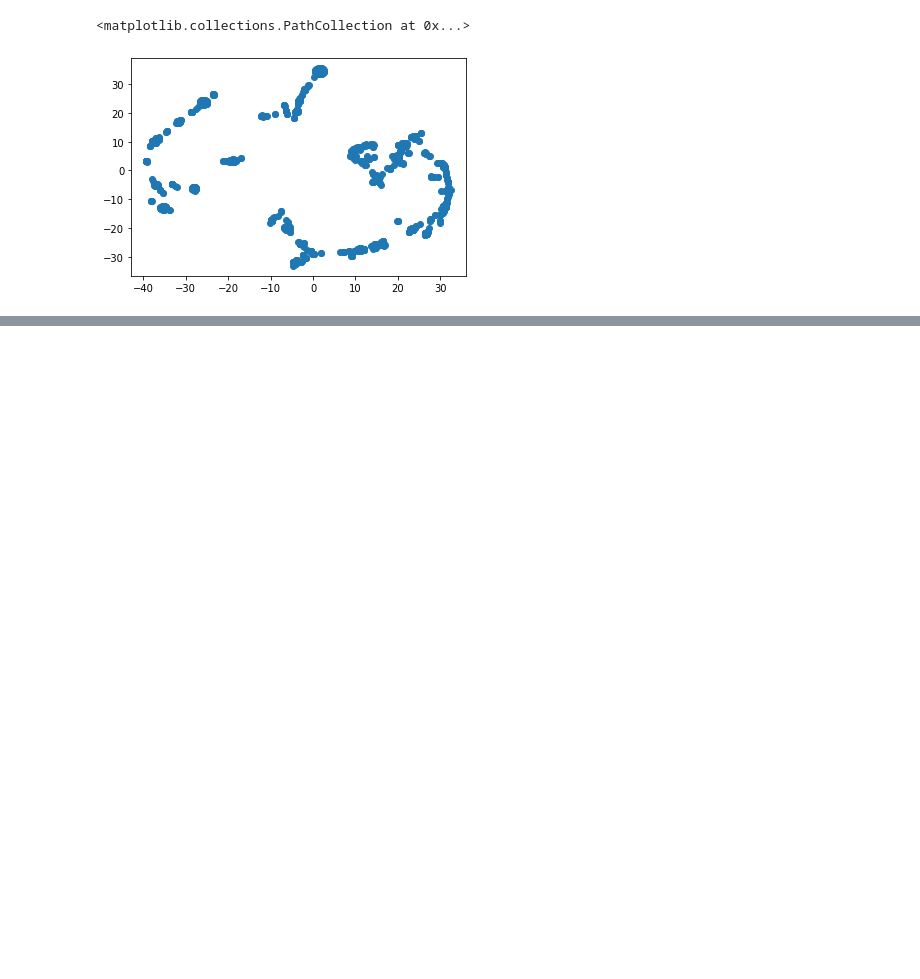
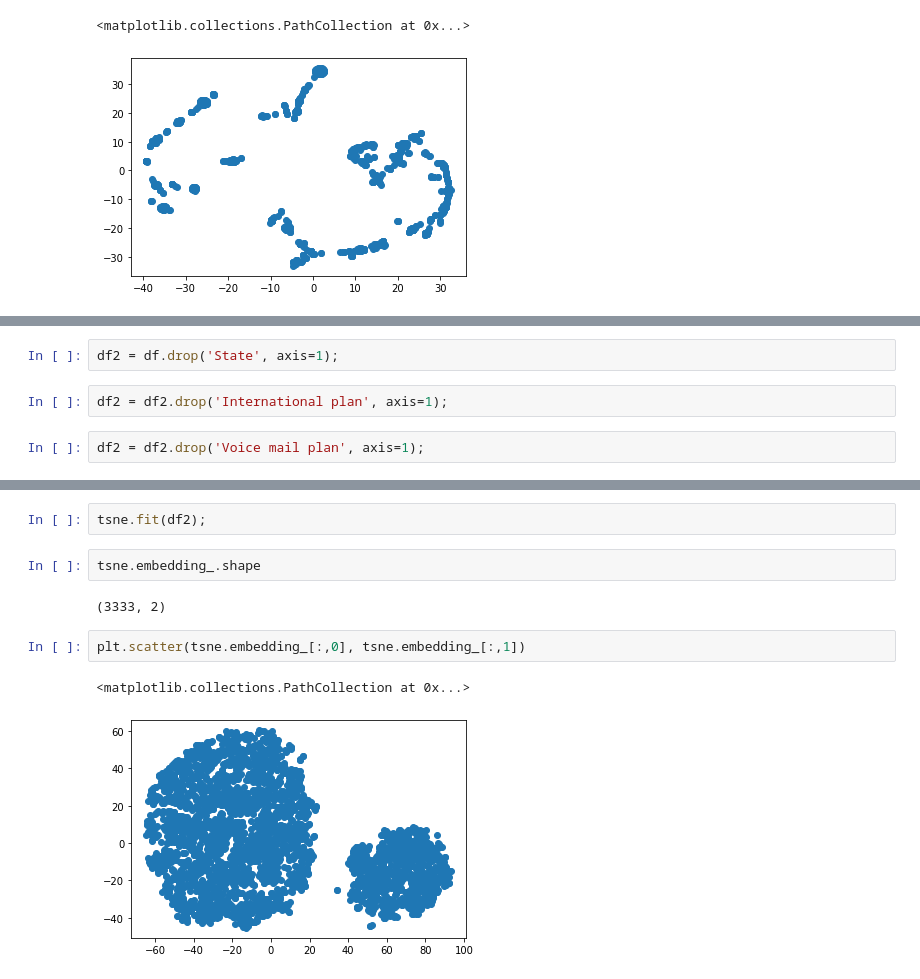
Before and after one commit to texnedo/mlcourse-labs, a Jupyter notebook: ml-course-test.ipynb, the cells around one changed output, grey strips where cells are left out. Cells and saved outputs as stored; diff of their text form; blank space fills up the shorter version.

```diff
--- a/ml-course-test.ipynb
+++ b/ml-course-test.ipynb
@@ -526,0 +556,6 @@ plt.scatter(x_repr_titanic[:,0], x_repr_titanic[:,1])
+# %%
+df2 = df.drop('State', axis=1);
+# %%
+df2 = df2.drop('International plan', axis=1);
+# %%
+df2 = df2.drop('Voice mail plan', axis=1);
@@ -526,0 +571,11 @@ plt.scatter(x_repr_titanic[:,0], x_repr_titanic[:,1])
+# %%
+tsne.fit(df2);
+# %%
+tsne.embedding_.shape
+# %% [output]
+(3333, 2)
+# %%
+plt.scatter(tsne.embedding_[:,0], tsne.embedding_[:,1])
+# %% [output]
+<matplotlib.collections.PathCollection at 0x...>
+[figure, added]
```
Also changed, not shown: parts of 10 cells of this notebook.
